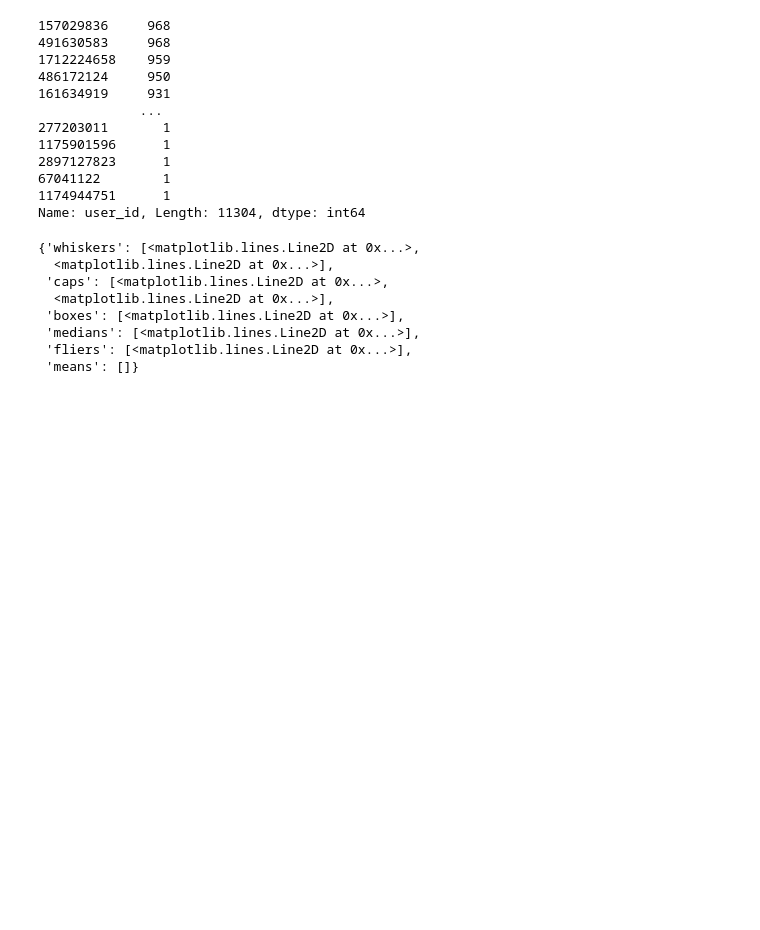
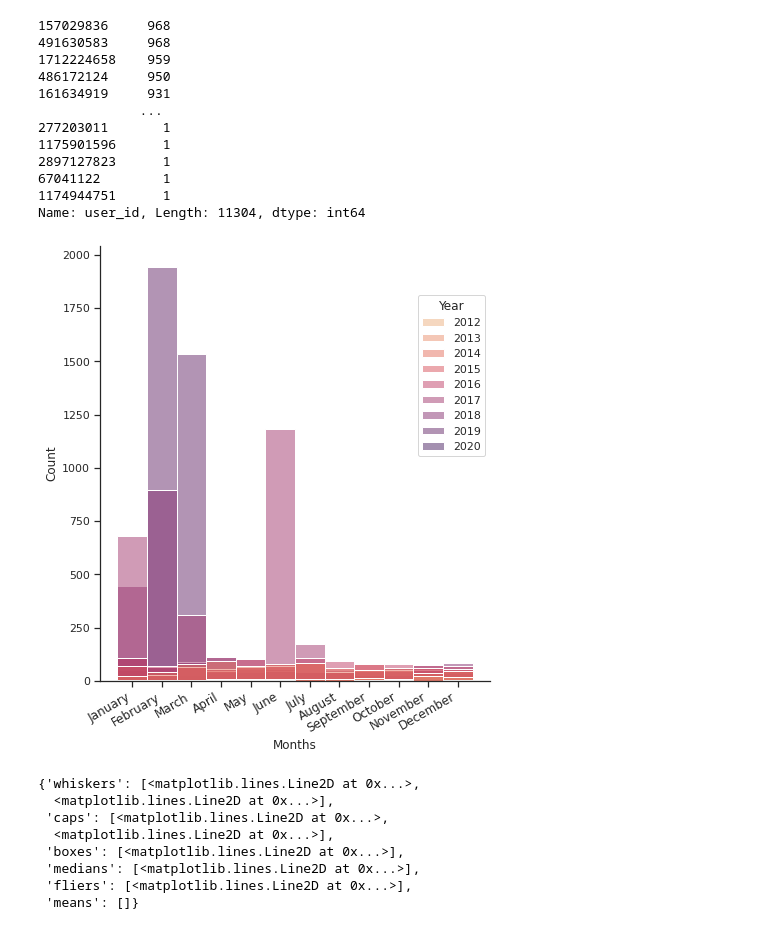
Before and after one commit to Sopralapanca/DM-twitter-dataset-analysis, a Jupyter notebook: DataMining_project.ipynb, the cells around one changed output. Cells and saved outputs as stored; diff of their text form; code cells hidden in the pictures; blank space fills up the shorter version.

Commit message:
added 1 plot for created user

```diff
--- a/DataMining_project.ipynb
+++ b/DataMining_project.ipynb
@@ -74,7 +74,7 @@ To: /content/tweets.csv
 import pandas as pd
 
 # se il pc non ve lo regge impostate il numero di righe e lavorateci su <3
-max_rows = 0
+max_rows = 4000
 
 if max_rows != 0:
   tweets_df = pd.read_csv("./tweets.csv", nrows=max_rows)
@@ -638,6 +648,38 @@ small_tweets_df_nona["user_id"].value_counts()
 67041122        1
 1174944751      1
 Name: user_id, Length: 11304, dtype: int64
+# %%
+import seaborn as sns
+import matplotlib as mpl
+
+# mpl.use('TkAgg')
+import matplotlib.pyplot as plt
+import calendar
+
+sns.set_theme(style="ticks")
+f, ax = plt.subplots(figsize=(7, 8))
+sns.despine(f)
+
+# Create the histogram setting the column to be represented and the one to overlap
+g = sns.histplot(
+    users_df,
+    x=users_df['created_at'].dt.month, hue=users_df['created_at'].dt.year,
+    multiple='layer',
+    log_scale=False,
+    discrete=True,
+    palette='flare'
+)
+
+# Tweak the visual presentation
+ax.xaxis.set_major_formatter(mpl.ticker.ScalarFormatter())
+ax.set_xticks([1, 2, 3, 4, 5, 6, 7, 8, 9, 10, 11, 12])
+ax.set_xlabel('Months')
+sns.move_legend(ax, "upper left", bbox_to_anchor=(0.8, 0.9), title='Year')
+ax.set_xticklabels([month for month in calendar.month_name[1:]],
+                    fontdict={'horizontalalignment': 'right', 'fontsize': 12, 'rotation': 30})
+plt.show()
+# %% [output]
+[figure, added]
 # %%
 plt.yscale("log")
 plt.boxplot(small_tweets_df_nona["user_id"].value_counts())
```
Also changed, not shown: parts of 5 cells of this notebook.
